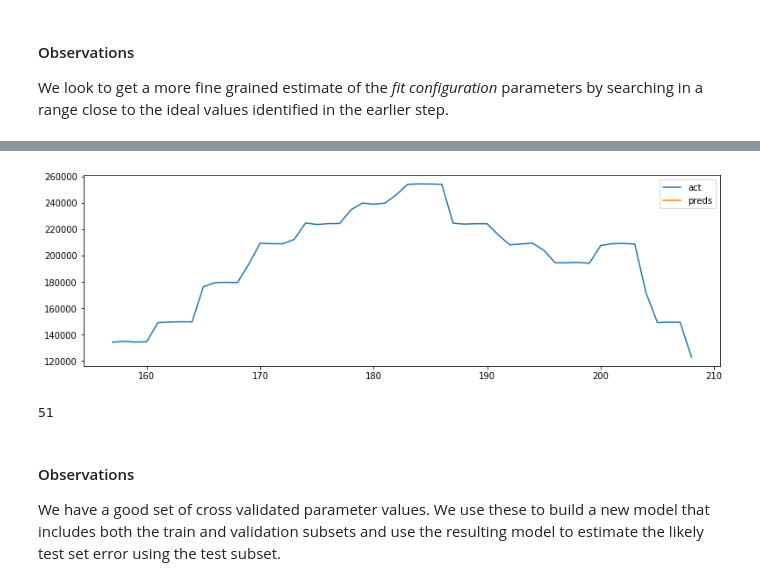
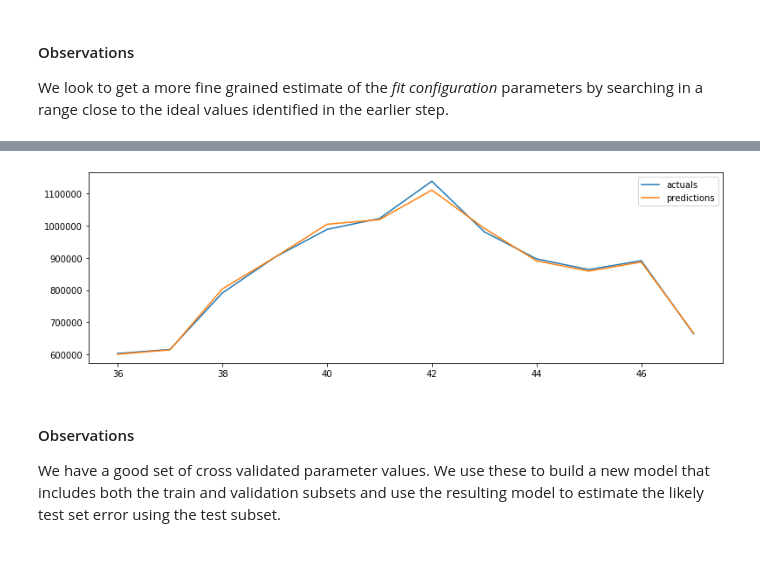
Before and after one commit to sanjeevgadre/Kaggle-Time-Series, a Jupyter notebook: Holt-Winters.ipynb, the cells around one changed output, grey strips where cells are left out. Saved outputs shown, nothing was run; the diff lists cells and outputs as text; code cells hidden in the pictures; blank space fills up the shorter version.

```diff
--- a/Holt-Winters.ipynb
+++ b/Holt-Winters.ipynb
@@ -31,11 +17,6 @@ train = pd.read_csv('./data/train.csv')
 train.date = pd.to_datetime(train.date, format = '%Y-%m-%d')
 train.store = train.store.astype('category')
 train.item = train.item.astype('category')
-train['year'] = train.date.dt.year
-train['month'] = train.date.dt.month
-train['week'] = train.date.dt.week
-train['day'] = train.date.dt.day
 
 # New Timeseries that is the aggregate of the sales for all products and all items in a month
-ts_monthly = pd.Series(data = train.groupby(['year', 'month'])['sales'].sum().values)
-ts_weekly = pd.Series(data = train.groupby(['year', 'week'])['sales'].sum().values)
+ts_monthly = pd.Series(data = train.groupby([train.date.dt.year, train.date.dt.month])['sales'].sum().values)
@@ -55,8 +27,8 @@ plt.show()
     <li>We divide the timeseries into three parts, 60% train subset, 20% validation subset and 20% test subset.
 </ol>
 # %%
-train_idx = np.int(0.6*len(ts_weekly))
-val_idx = np.int(0.8*len(ts_weekly))
+train_idx = np.int(0.6*len(ts_monthly))
+val_idx = np.int(0.8*len(ts_monthly))
 # %% [markdown]
 #### Set up the Configuration Grid Search
 # %%
@@ -64,7 +36,7 @@ val_idx = np.int(0.8*len(ts_weekly))
 trend = ['add', 'mul', None]
 damped = [True, False]
 seasonal = ['add', 'mul', None]
-seasonal_periods = [52]
+seasonal_periods = [12]
 
 # Configuration options for model.fit()
 smoothing_level = [0.2, 0.4, 0.6, 0.8, 1.0]
@@ -129,17 +94,14 @@ smoothing_level = 0.80, smoothing_slope = 1.00, smoothing_seasonal = 0.60, dampi
 #### Observations
 We look to get a more fine grained estimate of the <i>fit configuration</i> parameters by searching in a range close to the ideal values identified in the earlier step.
 # %%
-# Configuration options for the model()
-trend = ['add']
-damped = [True]
-seasonal = ['add']
-seasonal_periods = [52]
+# Configuration options for model()
+t, d, s, s_p = best_m_config
 
 # Configuration options for model.fit()
-smoothing_level = [0.7, 0.75, 0.8, 0.85, 0.9]
-smoothing_slope = [0.9, 0.95, 1]
+smoothing_level = [0.1, 0.15, 0.2, 0.25, 0.3]
+smoothing_slope = [0.1, 0.15, 0.2, 0.25, 0.3]
 smoothing_seasonal = [0.5, 0.55, 0.6, 0.65, 0.7]
 damping_slope = [0.9, 0.95, 1]
-box_cox = [True]
+box_cox = [False]
 remove_bias = [False]
 # %%
@@ -188,23 +143,17 @@ smoothing_level = 0.85, smoothing_slope = 1.00, smoothing_seasonal = 0.60, dampi
 # %%
-history = np.array(ts_weekly[:train_idx])
-
-model = ExponentialSmoothing(history, trend = 'add', damped = True, seasonal = 'add', seasonal_periods = 52)
-fit = model.fit(smoothing_level = 0.8, smoothing_slope = 1, smoothing_seasonal = 0.6, damping_slope = 1,
-                optimized = False, use_boxcox = True, remove_bias = False)
+sl, ss, s_s, d_s, b, r = best_f_config
+fit = model.fit(smoothing_level = sl, smoothing_slope = ss, smoothing_seasonal = s_s, damping_slope = d_s,
+                optimized = False, use_boxcox = b, remove_bias = r)
 preds = fit.predict(train_idx, val_idx-1)
-acts = ts_weekly[train_idx:val_idx]
+acts = ts_monthly[train_idx:val_idx]
 
 plt.figure(figsize = (13, 4))
-plt.plot(ts_weekly.index[train_idx:val_idx], acts, label = 'act')
-plt.plot(ts_weekly.index[train_idx:val_idx], preds, label = 'preds')
+plt.plot(ts_monthly.index[train_idx:val_idx], acts, label = 'actuals')
+plt.plot(ts_monthly.index[train_idx:val_idx], preds, label = 'predictions')
 plt.legend()
 plt.show()
 # %% [output]
-[figure, old version]
+[figure, new version]
-# %%
-sum(np.isnan(preds))
-# %% [output]
-51
 # %% [markdown]
 #### Observations
 We have a good set of cross validated parameter values. We use these to build a new model that includes both the train and validation subsets and use the resulting model to estimate the likely test set error using the test subset.
```
Also changed, not shown: parts of 7 cells of this notebook, 2 other files.
